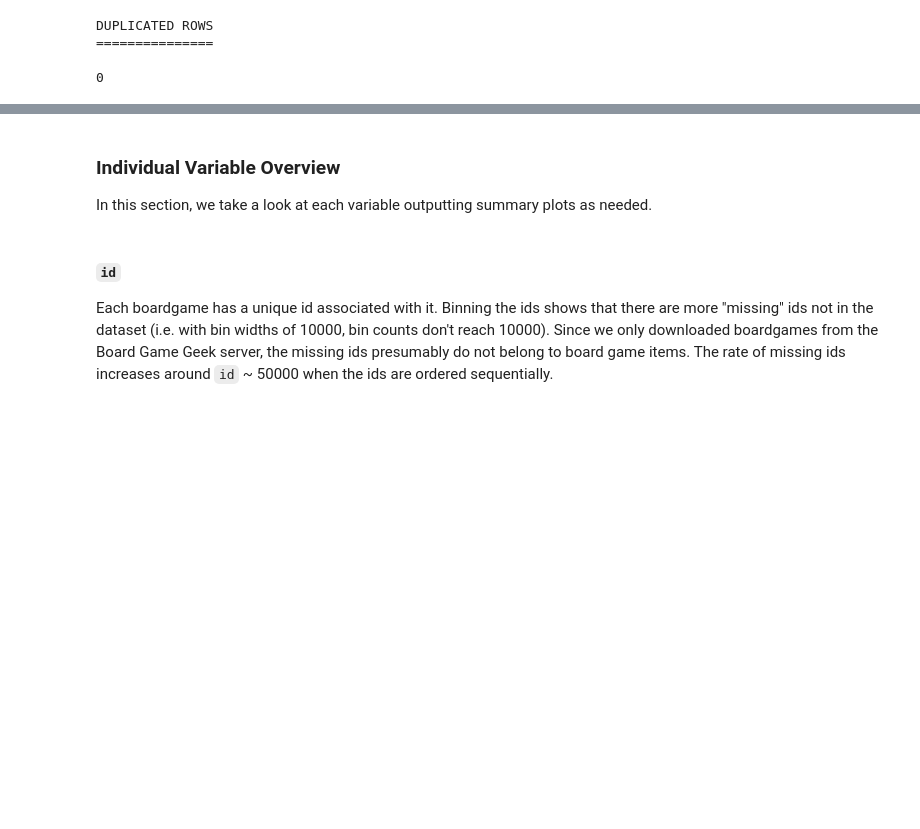
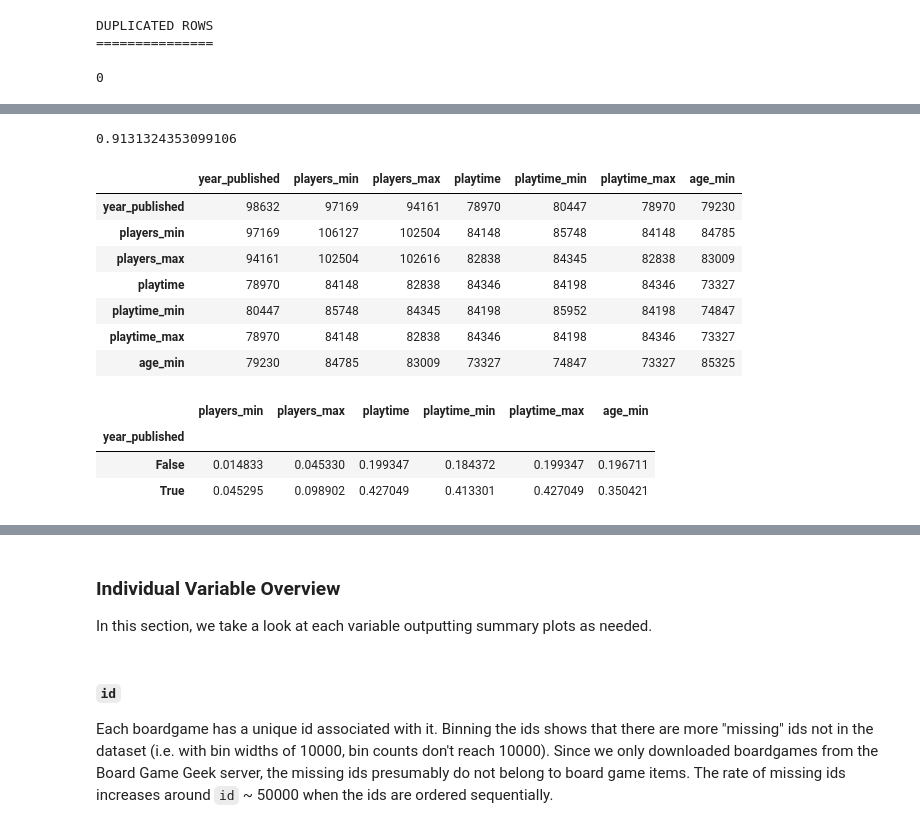
Before and after one commit to andrewKOwong/boardgames, a Jupyter notebook: analysis.ipynb, the cells around one changed output, grey strips where cells are left out. Cells and saved outputs as stored; diff of their text form; code cells hidden in the pictures; blank space fills up the shorter version.

```diff
--- a/analysis.ipynb
+++ b/analysis.ipynb
@@ -117,0 +164,47 @@ DUPLICATED ROWS
+# %%
+(gen_df['year_published'] != 0).astype(int).mean()
+# %% [output]
+0.9131324353099106
+# %%
+def display_missing_probs(df: pd.DataFrame) -> pd.DataFrame:
+    """
+
+    Args:
+        df: DataFrame containing general BGG data.
+
+    Returns:
+         pd.DataFrame:
+    """
+    NUMERICAL_COLS = ['year_published', 'players_min', 'players_max', 'playtime', 'playtime_min', 'playtime_max', 'age_min']
+
+    bool_df = []
+    #
+    for col in NUMERICAL_COLS:
+        bool_df.append((df[col] != 0).astype(int))
+
+    bool_df = pd.concat(bool_df, axis=1)
+    display(bool_df.T.dot(bool_df))
+#     for col in NUMERICAL_COLS:
+#         display(bool_df.groupby(col).mean())
+
+
+# TODO describe what im actually computing here
+display_missing_probs(gen_df)
+
+# Want some sort of table...
+# %% [output]
+|  | year_published | players_min | players_max | playtime | playtime_min | playtime_max | age_min |
+| year_published | 98632 | 97169 | 94161 | 78970 | 80447 | 78970 | 79230 |
+| players_min | 97169 | 106127 | 102504 | 84148 | 85748 | 84148 | 84785 |
+| players_max | 94161 | 102504 | 102616 | 82838 | 84345 | 82838 | 83009 |
+| playtime | 78970 | 84148 | 82838 | 84346 | 84198 | 84346 | 73327 |
+| playtime_min | 80447 | 85748 | 84345 | 84198 | 85952 | 84198 | 74847 |
+| playtime_max | 78970 | 84148 | 82838 | 84346 | 84198 | 84346 | 73327 |
+| age_min | 79230 | 84785 | 83009 | 73327 | 74847 | 73327 | 85325 |
+# %%
+zest.groupby('year_published').mean()
+# %% [output]
+|  | players_min | players_max | playtime | playtime_min | playtime_max | age_min |
+| year_published |  |  |  |  |  |  |
+| False | 0.014833 | 0.045330 | 0.199347 | 0.184372 | 0.199347 | 0.196711 |
+| True | 0.045295 | 0.098902 | 0.427049 | 0.413301 | 0.427049 | 0.350421 |
```
Also changed, not shown: parts of 10 cells of this notebook.
